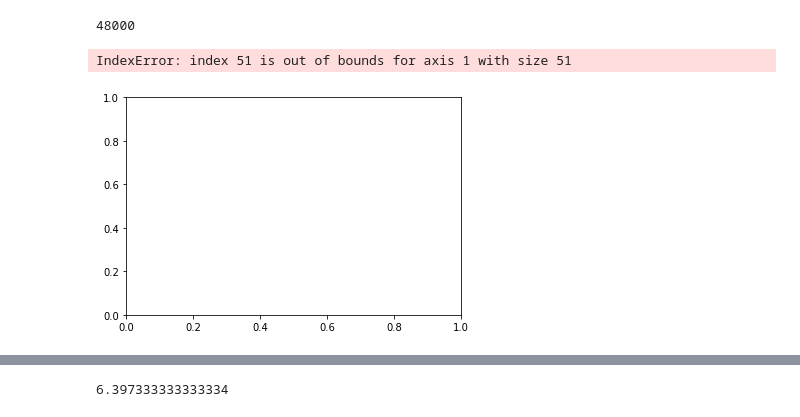
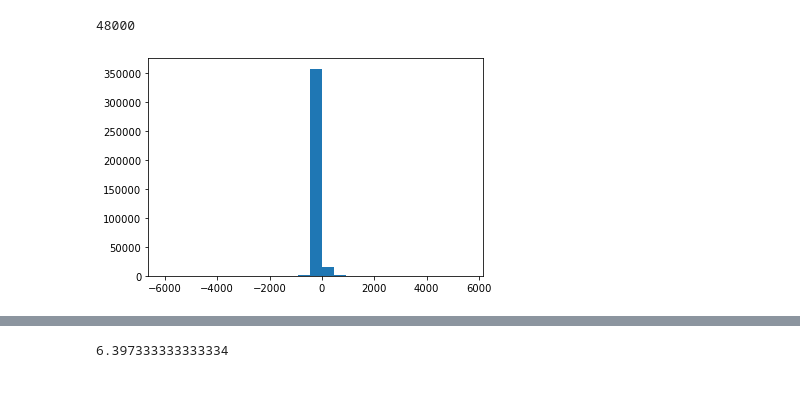
Before and after one commit to iamhectorotero/generative-audio-inpainting, a Jupyter notebook: notebooks/2. Simple Sound Processing.ipynb, the cells around one changed output, grey strips where cells are left out. Cells and saved outputs as stored; diff of their text form; code cells hidden in the pictures; blank space fills up the shorter version.

```diff
--- a/notebooks/2. Simple Sound Processing.ipynb
+++ b/notebooks/2. Simple Sound Processing.ipynb
@@ -29,8 +29,7 @@ audio_freqs[64:] = 0
 # %%
 audio_freqs[abs(audio_freqs) < 25] = 0
 # %%
-plt.hist(audio_freqs.reshape(-1), bins=50)
+plt.hist(audio_freqs.reshape(-1), bins=25)
 plt.show()
 # %% [output]
-IndexError: index 51 is out of bounds for axis 1 with size 51
-[figure, old version]
+[figure, new version]
```
Also changed, not shown: parts of 9 cells of this notebook, 7 other files.
